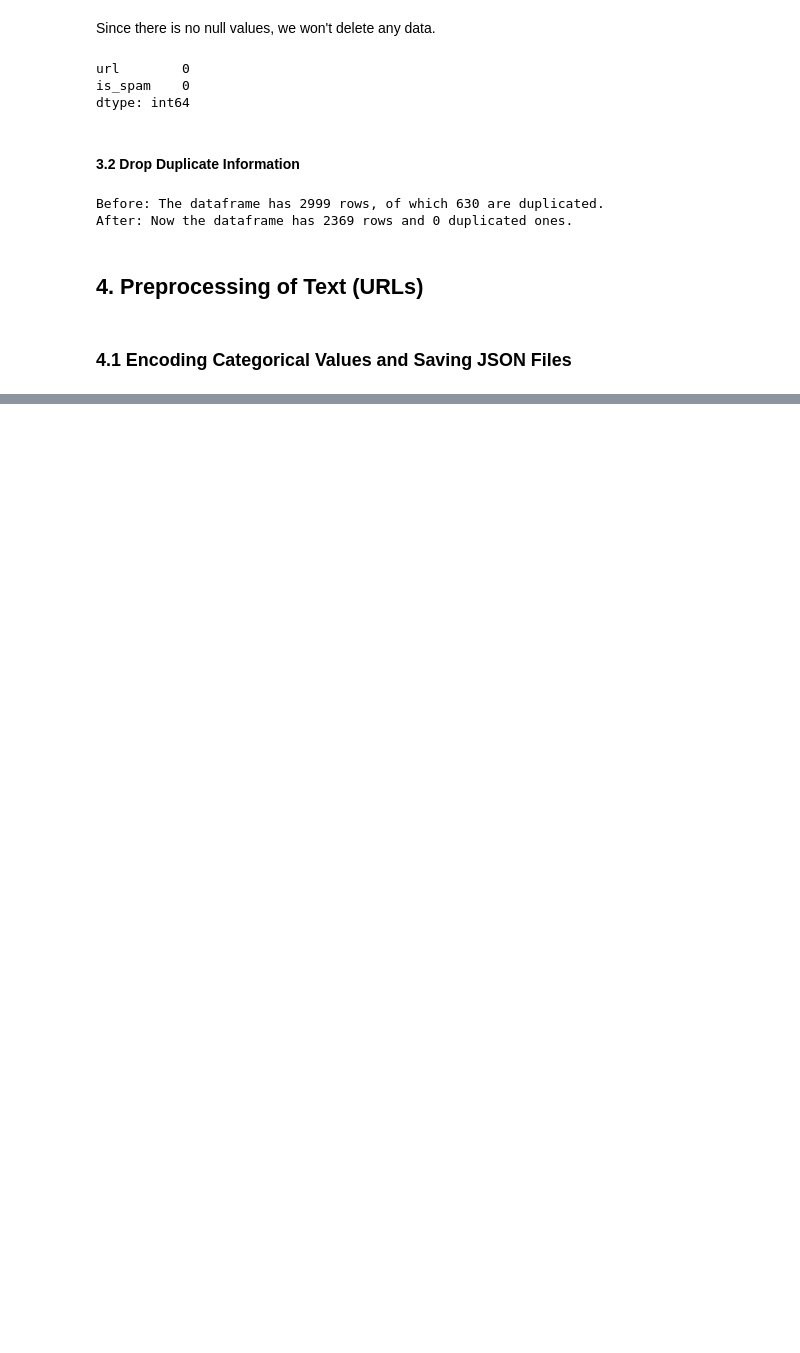
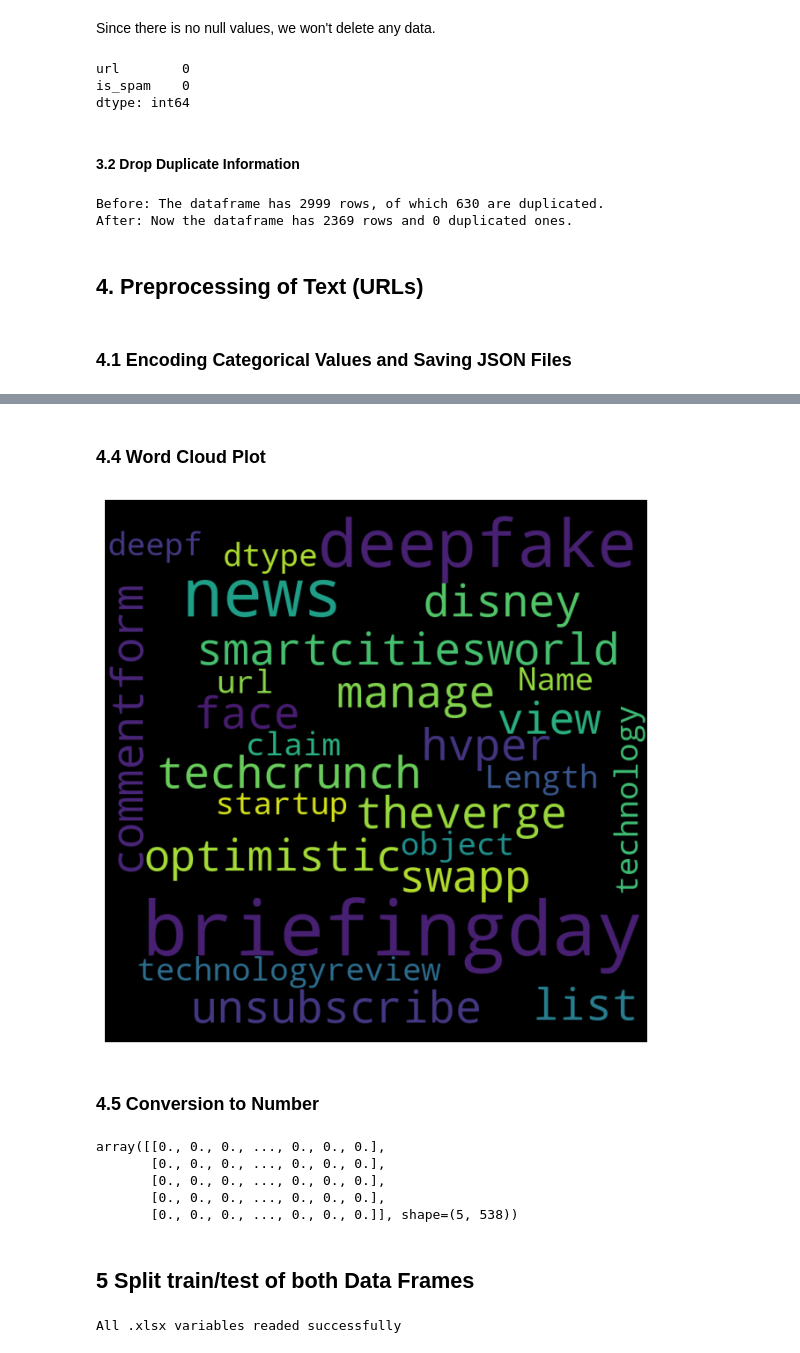
Before and after one commit to 4GeeksAcademy/danielpaez-dev-NLP, a Jupyter notebook: src/explore.ipynb, the cells around one changed output, grey strips where cells are left out. Cells and saved outputs as stored; diff of their text form; code cells hidden in the pictures; blank space fills up the shorter version.

```diff
--- a/src/explore.ipynb
+++ b/src/explore.ipynb
@@ -109,0 +123,15 @@ with open(filepath, 'w') as f:
+# %%
+def preprocess_text(text):
+    text = re.sub(r'[^a-z ]', " ", text)
+
+    text = re.sub(r'\s+[a-zA-Z]\s+', " ", text)
+    text = re.sub(r'\^[a-zA-Z]\s+', " ", text)
+
+    text = re.sub(r'\s+', " ", text.lower())
+
+    text = re.sub("&lt;/?.*?&gt;"," &lt;&gt; ", text)
+
+    return text.split()
+
+total_data["url"] = total_data["url"].apply(preprocess_text)
+total_data.head()
@@ -110,9 +147,9 @@ with open(filepath, 'w') as f:
 # %%
 download("wordnet")
+lemmatizer = WordNetLemmatizer()
+
 download("stopwords")
-
-lemmatizer = WordNetLemmatizer
-stop_words = stopwords.words('english')
+stop_words = stopwords.words("english")
 
 def lemmatize_text(words, lemmatizer = lemmatizer):
     tokens = [lemmatizer.lemmatize(word) for word in words]
@@ -120,7 +157,7 @@ def lemmatize_text(words, lemmatizer = lemmatizer):
     tokens = [word for word in tokens if len(word) > 3]
     return tokens
 
-total_data["url"] = total_data["url"].apply(lemmatize_text())
+total_data["url"] = total_data["url"].apply(lemmatize_text)
 total_data.head()
 # %% [output]
 [nltk_data] Downloading package wordnet to /home/vscode/nltk_data...
@@ -130,0 +173,31 @@ TypeError: lemmatize_text() missing 1 required positional argument: 'words'
+# %% [markdown]
+### 4.4 Word Cloud Plot <a id='c4-4'></a>
+# %%
+wordcloud = WordCloud(width = 800, height = 800, background_color = "black", max_words = 1000, min_font_size = 20, random_state = 42)\
+    .generate(str(total_data["url"]))
+
+fig = plt.figure(figsize = (8, 8), facecolor = None)
+plt.imshow(wordcloud)
+plt.axis("off")
+plt.show()
+# %% [output]
+[figure, added]
+# %% [markdown]
+### 4.5 Conversion to Number <a id='c4-5'></a>
+# %%
+tokens_list = total_data["url"]
+tokens_list = [" ".join(tokens) for tokens in tokens_list]
+
+vectorizer = TfidfVectorizer(max_features = 5000, max_df = 0.8, min_df = 5)
+X = vectorizer.fit_transform(tokens_list).toarray()
+y = total_data["is_spam"]
+
+X[:5]
+# %% [output]
+array([[0., 0., 0., ..., 0., 0., 0.],
+       [0., 0., 0., ..., 0., 0., 0.],
+       [0., 0., 0., ..., 0., 0., 0.],
+       [0., 0., 0., ..., 0., 0., 0.],
+       [0., 0., 0., ..., 0., 0., 0.]], shape=(5, 538))
+# %% [markdown]
+## 5 Split train/test of both Data Frames <a id='c5'></a>
@@ -130,0 +222,25 @@ TypeError: lemmatize_text() missing 1 required positional argument: 'words'
+# %%
+target_column = 'is_spam'
+dataset = total_data
+file_reference = 'spam_urls'
+
+X_train_orig, X_test_orig, y_train_orig, y_test_orig = split(target=target_column,
+                                                             df=dataset)
+
+try:
+    path = '../data/processed'
+
+    X_train = pd.read_excel(f'{path}/X_train.xlsx')
+    X_test = pd.read_excel(f'{path}/X_test.xlsx')
+
+    y_train = pd.read_excel(f'{path}/y_train.xlsx').squeeze()
+    y_test = pd.read_excel(f'{path}/y_test.xlsx').squeeze()
+
+    print("All .xlsx variables readed successfully")
+
+except FileNotFoundError:
+    print("Error: Not all preprocessed data files were found..")
+except Exception as e:
+    print("Unexpected error: ", e)
+# %% [output]
+All .xlsx variables readed successfully
```
Also changed, not shown: parts of 11 cells of this notebook, 5 other files.
